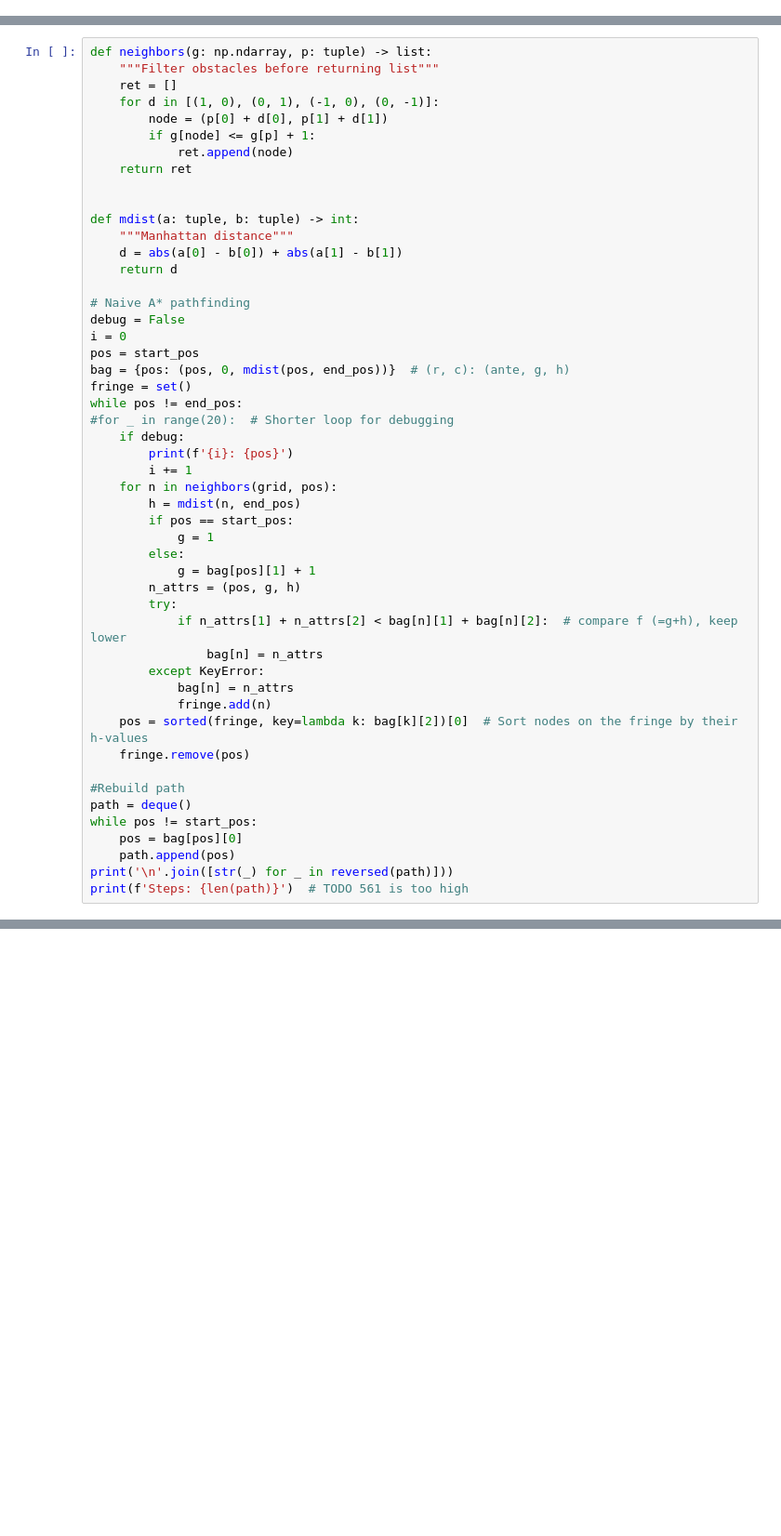
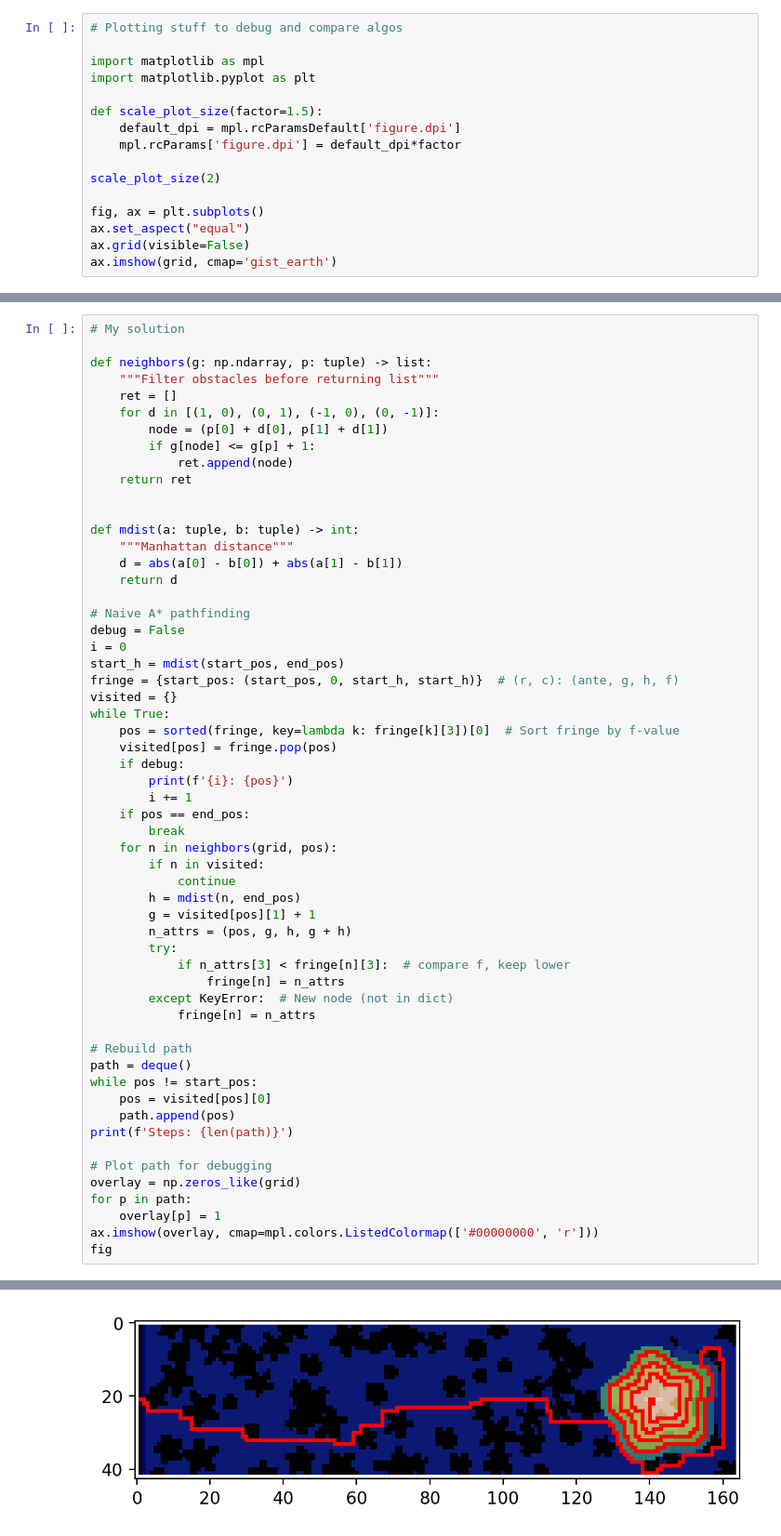
Before and after one commit to davidstaab/AOC22, a Jupyter notebook: API solutions/day12.ipynb, the cells around one changed output, grey strips where cells are left out. Shown: that part at 93% size. Saved outputs shown, nothing was run; the diff lists cells and outputs as text; blank space fills up the shorter version.

```diff
--- a/API solutions/day12.ipynb
+++ b/API solutions/day12.ipynb
@@ -42,3 +42,19 @@ del _temp, _cols, _LUT
 grid = np.pad(grid, 1, constant_values=27)
 start_pos = (start_pos[0] + 1, start_pos[1] + 1)
 end_pos = (end_pos[0] + 1, end_pos[1] + 1)
+# %%
+# Plotting stuff to debug and compare algos
+
+import matplotlib as mpl
+import matplotlib.pyplot as plt
+
+def scale_plot_size(factor=1.5):
+    default_dpi = mpl.rcParamsDefault['figure.dpi']
+    mpl.rcParams['figure.dpi'] = default_dpi*factor
+
+scale_plot_size(2)
+
+fig, ax = plt.subplots()
+ax.set_aspect("equal")
+ax.grid(visible=False)
+ax.imshow(grid, cmap='gist_earth')
@@ -45,4 +64,6 @@ end_pos = (end_pos[0] + 1, end_pos[1] + 1)
 # %%
+# My solution
+
 def neighbors(g: np.ndarray, p: tuple) -> list:
     """Filter obstacles before returning list"""
     ret = []
@@ -61,35 +82,40 @@ def mdist(a: tuple, b: tuple) -> int:
 # Naive A* pathfinding
 debug = False
 i = 0
-pos = start_pos
-bag = {pos: (pos, 0, mdist(pos, end_pos))}  # (r, c): (ante, g, h)
-fringe = set()
-while pos != end_pos:
-#for _ in range(20):  # Shorter loop for debugging
+start_h = mdist(start_pos, end_pos)
+fringe = {start_pos: (start_pos, 0, start_h, start_h)}  # (r, c): (ante, g, h, f)
+visited = {}
+while True:
+    pos = sorted(fringe, key=lambda k: fringe[k][3])[0]  # Sort fringe by f-value
+    visited[pos] = fringe.pop(pos)
     if debug:
         print(f'{i}: {pos}')
         i += 1
+    if pos == end_pos:
+        break
     for n in neighbors(grid, pos):
+        if n in visited:
+            continue
         h = mdist(n, end_pos)
-        if pos == start_pos:
-            g = 1
-        else:
-            g = bag[pos][1] + 1
-        n_attrs = (pos, g, h)
+        g = visited[pos][1] + 1
+        n_attrs = (pos, g, h, g + h)
         try:
-            if n_attrs[1] + n_attrs[2] < bag[n][1] + bag[n][2]:  # compare f (=g+h), keep lower
-                bag[n] = n_attrs
-        except KeyError:
-            bag[n] = n_attrs
-            fringe.add(n)
-    pos = sorted(fringe, key=lambda k: bag[k][2])[0]  # Sort nodes on the fringe by their h-values
-    fringe.remove(pos)
+            if n_attrs[3] < fringe[n][3]:  # compare f, keep lower
+                fringe[n] = n_attrs
+        except KeyError:  # New node (not in dict)
+            fringe[n] = n_attrs
 
-#Rebuild path
+# Rebuild path
 path = deque()
 while pos != start_pos:
-    pos = bag[pos][0]
+    pos = visited[pos][0]
     path.append(pos)
-print('\n'.join([str(_) for _ in reversed(path)]))
-print(f'Steps: {len(path)}')  # TODO 561 is too high
+print(f'Steps: {len(path)}')
+
+# Plot path for debugging
+overlay = np.zeros_like(grid)
+for p in path:
+    overlay[p] = 1
+ax.imshow(overlay, cmap=mpl.colors.ListedColormap(['#00000000', 'r']))
+fig
 # %% [output]
@@ -112,0 +123 @@ Steps: 562
+[figure, added]
```
Also changed, not shown: parts of 4 cells of this notebook.
